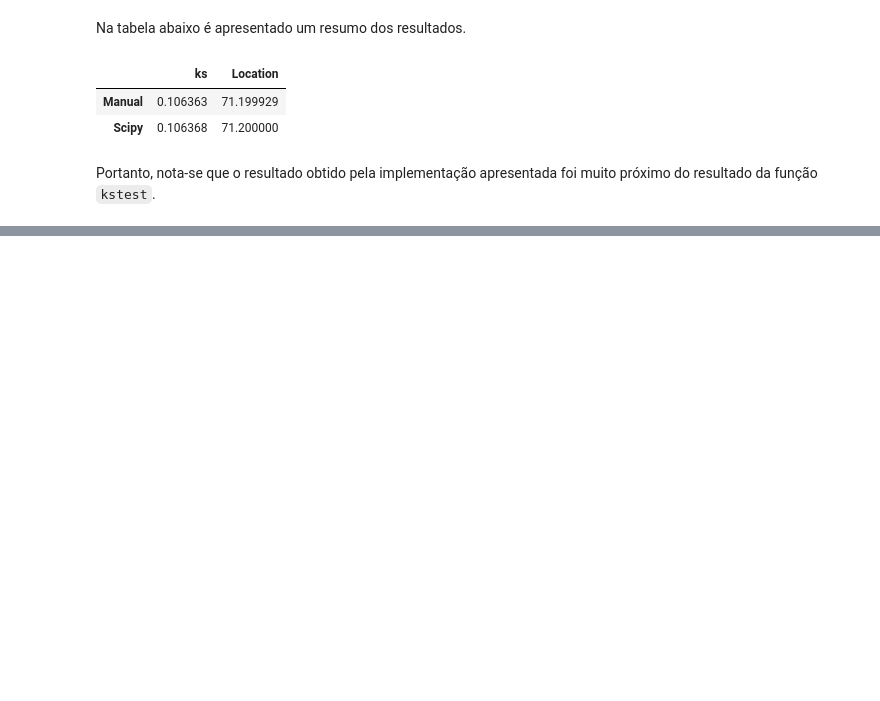
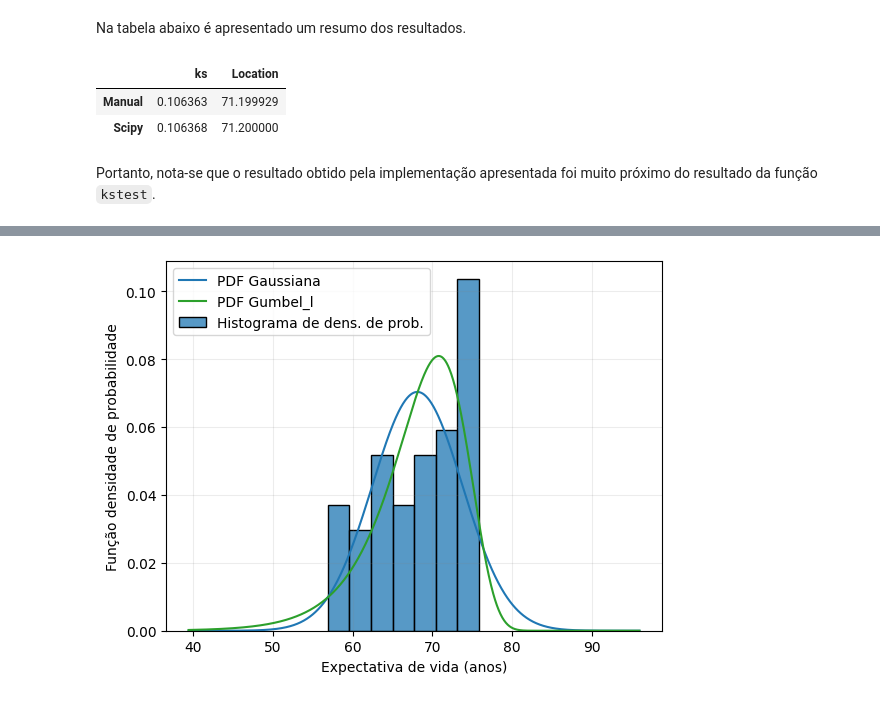
Before and after one commit to matheus-amancio/lista-01-confiabilidade-estrutural, a Jupyter notebook: q1.ipynb, the cells around one changed output, grey strips where cells are left out. Drawn from its saved outputs; the diff is of its cells as text; code cells hidden in the pictures; blank space fills up the shorter version.

```diff
--- a/q1.ipynb
+++ b/q1.ipynb
@@ -488,0 +631,36 @@ ss.ksone.ppf(1-0.05/2,50)
+# %%
+#| label: fig-pdfs
+#| fig-cap: "PDFs das distribuições testadas e histograma de densidade de probabilidade da expectativa de vida no Brasil."
+
+fig, ax = plt.subplots()
+x_plot = np.linspace(
+    ss.gumbel_l.ppf(0.001, loc=loc_gumbel_l, scale=scale_gumbel_l),
+    # ss.gumbel_l.ppf(0.999, loc=loc_gumbel_l, scale=scale_gumbel_l),
+    96,
+    1000,
+)
+ax.plot(
+    x_plot,
+    ss.norm.pdf(x_plot, loc=mean, scale=standard_deviation),
+    label="PDF Gaussiana",
+)
+ax.plot(
+    x_plot,
+    ss.gumbel_l.pdf(x_plot, loc=loc_gumbel_l, scale=scale_gumbel_l),
+    label="PDF Gumbel_l",
+    color="#2ca02c",
+)
+sns.histplot(
+    data=df_brazil_life_expectancy,
+    x="Brazil Life Expectancy",
+    bins=N_BINS,
+    stat="density",
+    label="Histograma de dens. de prob.",
+    ax=ax,
+)
+ax.set_xlabel("Expectativa de vida (anos)")
+ax.set_ylabel("Função densidade de probabilidade")
+ax.legend(loc="best")
+ax.grid(True, color="gray", alpha=0.15)
+# %% [output]
+[figure, added]
```
Also changed, not shown: parts of 36 cells of this notebook, 5 other files.
